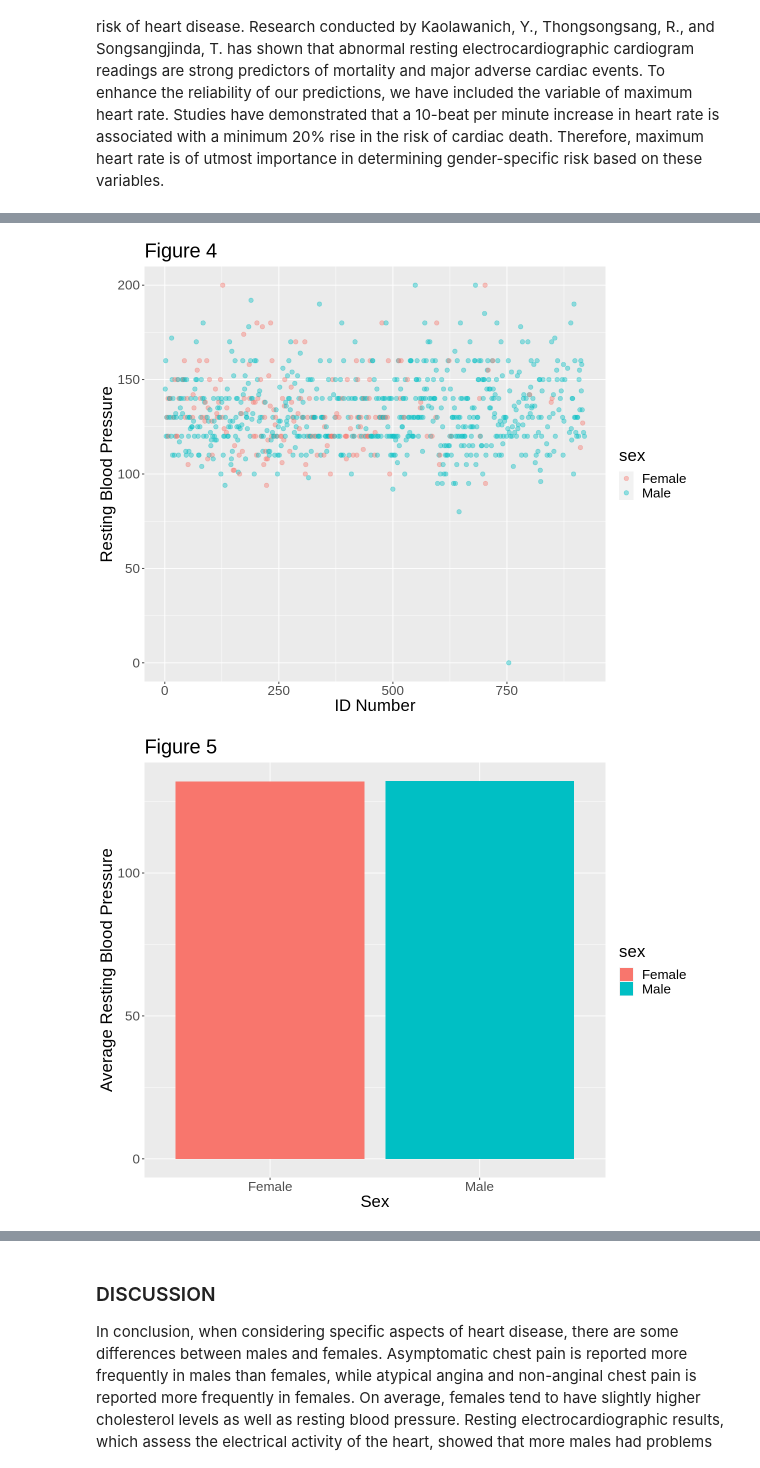
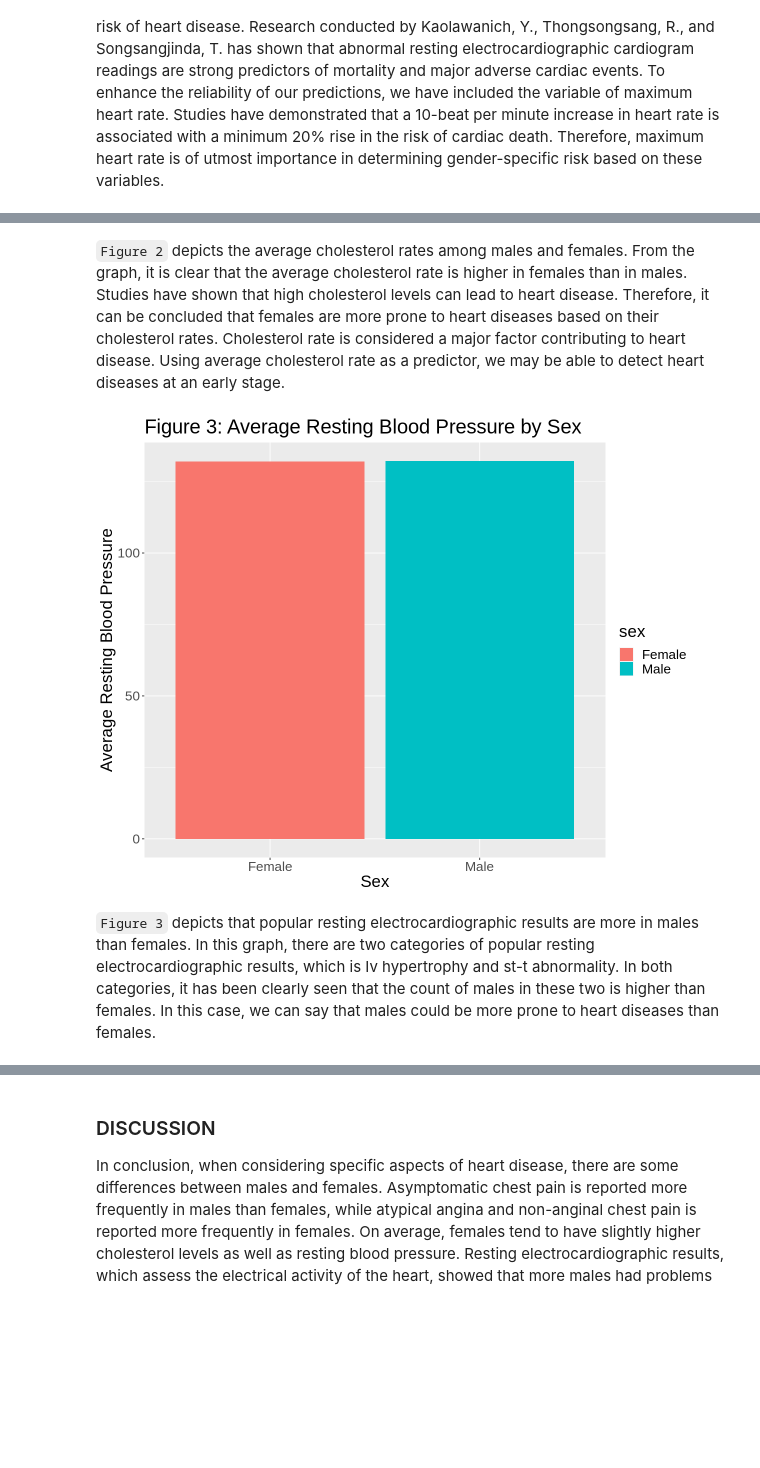
Before and after one commit to raulortiz04/dsci-100-2023s1-group-59, a Jupyter notebook: Project_Report.ipynb, the cells around one changed output, grey strips where cells are left out. Drawn from its saved outputs; the diff is of its cells as text; code cells hidden in the pictures; blank space fills up the shorter version.

```diff
--- a/Project_Report.ipynb
+++ b/Project_Report.ipynb
@@ -71,7 +72,7 @@ We have selected specific variables for our research because they are interrelat
 heart_disease <-read_csv("https://raw.githubusercontent.com/raulortiz04/dsci-100-2023s1-group-59/main/heart_disease_uci.csv")
 
 heart_disease <- heart_disease |>
-    select(-num, -thal, -slope, -dataset, -oldpeak, -exang, -ca, -fbs) |> # remove columns that is not important
+    select(-num, -thal, -slope, -id, -dataset, -oldpeak, -exang, -ca, -fbs) |> # remove columns that is not important
     na.omit() # remove NAs
 heart_disease
 # %% [output]
@@ -166,34 +159,28 @@ sex_chol_avrg_plot
+# %% [markdown]
+`Figure 2` depicts the average cholesterol rates among males and females. From the graph, it is clear that the average cholesterol rate is higher in females than in males. Studies have shown that high cholesterol levels can lead to heart disease. Therefore, it can be concluded that females are more prone to heart diseases based on their cholesterol rates. Cholesterol rate is considered a major factor contributing to heart disease. Using average cholesterol rate as a predictor, we may be able to detect heart diseases at an early stage.
 # %%
 # Method_3
 
 # Sex vs Resting Blood Pressure
 sex_trestbps <- heart_disease |>
-  select(sex, trestbps, id)
+  select(sex, trestbps)
 
 # Sex vs Average Resting Blood Pressure
 sex_trestbps_avrg <- sex_trestbps |>
   group_by(sex) |>
   summarize(avg_trestbps = mean(trestbps, na.rm = TRUE))
 
-# Plot of Sex vs trestbps rate
-sex_chol_plot <- sex_trestbps |>
-    ggplot(aes(x = id, y = trestbps, color = sex)) +
-    geom_point(alpha = 0.4, size = 2.2) +
-    labs(x = "ID Number", y = "Resting Blood Pressure") +
-    theme(text = element_text(size = 20)) +
-    ggtitle("Figure 4")
-sex_chol_plot
-
 # Plot of Sex vs Average Resting Blood Pressure
 sex_trestbps_plot <- ggplot(sex_trestbps_avrg, aes(x = sex, y = avg_trestbps, fill = sex)) +
-    geom_bar(stat = "identity") +
+    geom_bar(size = 0.5, stat = "identity") +
     labs(x = "Sex", y = "Average Resting Blood Pressure") +
     theme(text = element_text(size = 20)) +
-    ggtitle("Figure 5")
+    ggtitle("Figure 3: Average Resting Blood Pressure by Sex")
 sex_trestbps_plot
 # %% [output]
-[figure, old version]
+[figure, new version]
-[figure, removed]
+# %% [markdown]
+`Figure 3` depicts that popular resting electrocardiographic results are more in males than females. In this graph, there are two categories of popular resting electrocardiographic results, which is Iv hypertrophy and st-t abnormality. In both categories, it has been clearly seen that the count of males in these two is higher than females. In this case, we can say that males could be more prone to heart diseases than females.
 # %%
 # Method_4
 
```
Also changed, not shown: parts of 20 cells of this notebook.
